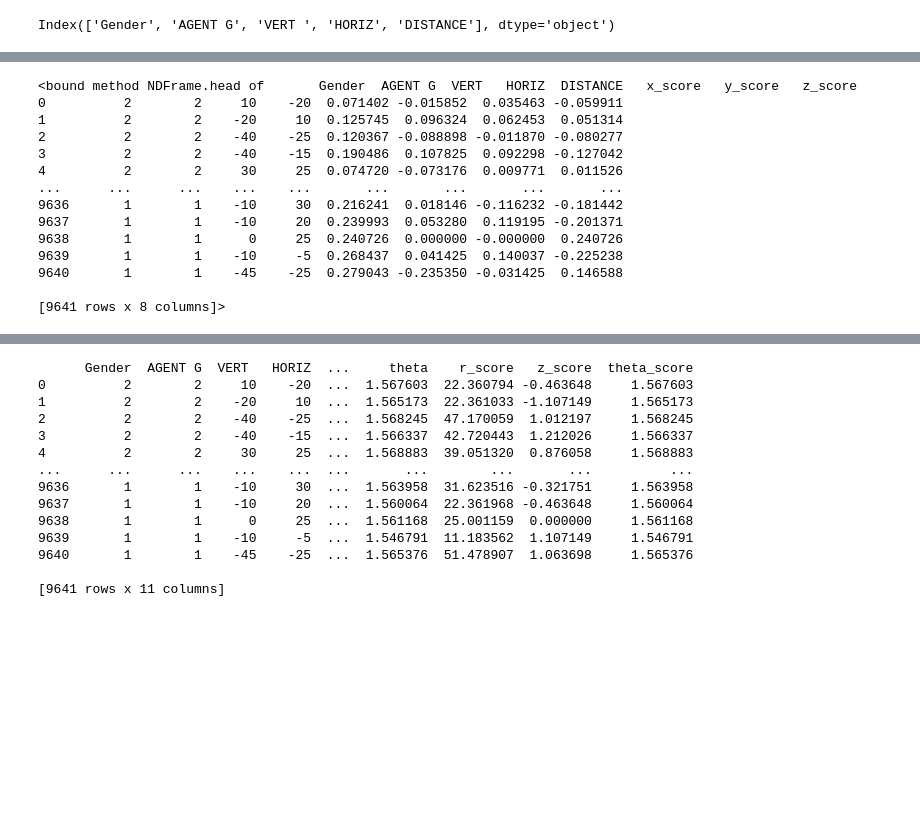
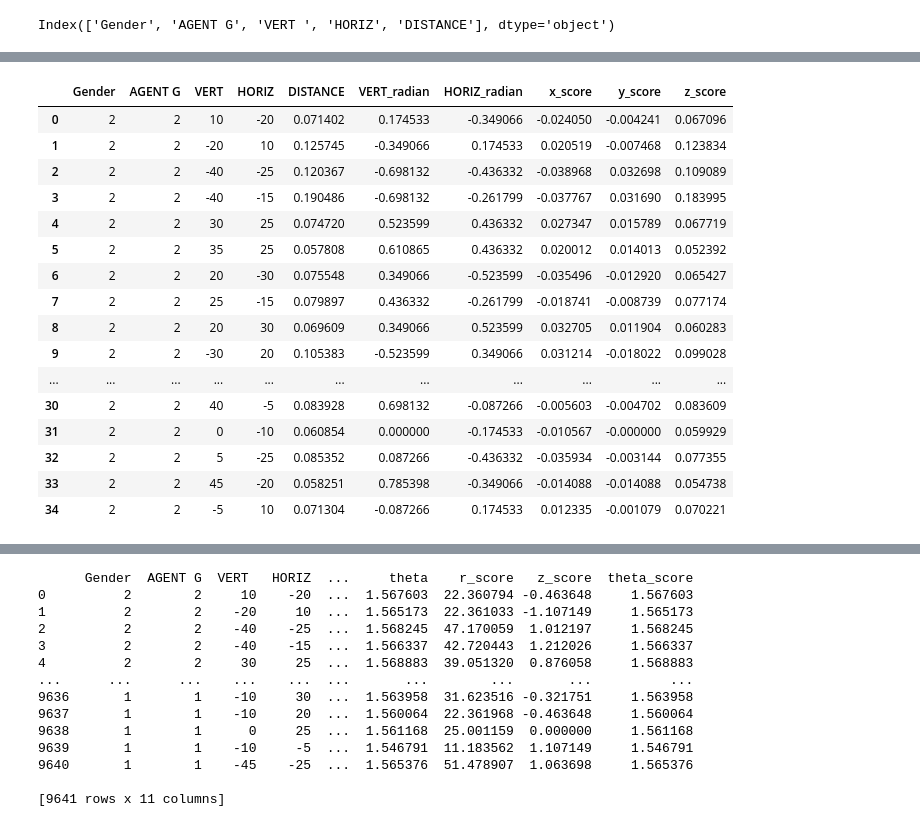
Before and after one commit to Danielaaron1994/Action-effect-learning-analysis, a Jupyter notebook: Untitled0.ipynb, the cells around one changed output, grey strips where cells are left out. Cells and saved outputs as stored; diff of their text form; code cells hidden in the pictures; blank space fills up the shorter version.

```diff
--- a/Untitled0.ipynb
+++ b/Untitled0.ipynb
@@ -22,4 +38,4 @@ def x_calculator(r,theta,phi):
   x = r * np.sin(theta) * np.cos(phi)
   return x
 # %%
-df['x_score'] = x_calculator(df['DISTANCE'], df['VERT '], df['HORIZ'])
+df['x_score'] = x_calculator(df['DISTANCE'], df['VERT_radian'], df['HORIZ_radian'])
@@ -26,32 +52,36 @@ df['x_score'] = x_calculator(df['DISTANCE'], df['VERT '], df['HORIZ'])
 # %%
-def y_calculator(r,theta,phi):
+def y_calculator(r,phi,theta):
   y = r * np.sin(theta) * np.sin(phi)
   return y
 # %%
-df['y_score'] = y_calculator(df['DISTANCE'], df['VERT '], df['HORIZ'])
+df['y_score'] = y_calculator(df['DISTANCE'], df['VERT_radian'], df['HORIZ_radian'])
 # %%
 def z_calculator(r,theta):
   z = r * np.cos(theta)
   return z
 # %%
-df['z_score'] = z_calculator(df['DISTANCE'], df['VERT '])
+df['z_score'] = z_calculator(df['DISTANCE'], df['HORIZ_radian'])
 # %%
-print(df.head)
+df.columns
+df.head(35)
 # %% [output]
-<bound method NDFrame.head of       Gender  AGENT G  VERT   HORIZ  DISTANCE   x_score   y_score   z_score
-0          2        2     10    -20  0.071402 -0.015852  0.035463 -0.059911
-1          2        2    -20     10  0.125745  0.096324  0.062453  0.051314
-2          2        2    -40    -25  0.120367 -0.088898 -0.011870 -0.080277
-3          2        2    -40    -15  0.190486  0.107825  0.092298 -0.127042
-4          2        2     30     25  0.074720 -0.073176  0.009771  0.011526
-...      ...      ...    ...    ...       ...       ...       ...       ...
-9636       1        1    -10     30  0.216241  0.018146 -0.116232 -0.181442
-9637       1        1    -10     20  0.239993  0.053280  0.119195 -0.201371
-9638       1        1      0     25  0.240726  0.000000 -0.000000  0.240726
-9639       1        1    -10     -5  0.268437  0.041425  0.140037 -0.225238
-9640       1        1    -45    -25  0.279043 -0.235350 -0.031425  0.146588
-
-[9641 rows x 8 columns]>
+|  | Gender | AGENT G | VERT | HORIZ | DISTANCE | VERT_radian | HORIZ_radian | x_score | y_score | z_score |
+| 0 | 2 | 2 | 10 | -20 | 0.071402 | 0.174533 | -0.349066 | -0.024050 | -0.004241 | 0.067096 |
+| 1 | 2 | 2 | -20 | 10 | 0.125745 | -0.349066 | 0.174533 | 0.020519 | -0.007468 | 0.123834 |
+| 2 | 2 | 2 | -40 | -25 | 0.120367 | -0.698132 | -0.436332 | -0.038968 | 0.032698 | 0.109089 |
+| 3 | 2 | 2 | -40 | -15 | 0.190486 | -0.698132 | -0.261799 | -0.037767 | 0.031690 | 0.183995 |
+| 4 | 2 | 2 | 30 | 25 | 0.074720 | 0.523599 | 0.436332 | 0.027347 | 0.015789 | 0.067719 |
+| 5 | 2 | 2 | 35 | 25 | 0.057808 | 0.610865 | 0.436332 | 0.020012 | 0.014013 | 0.052392 |
+| 6 | 2 | 2 | 20 | -30 | 0.075548 | 0.349066 | -0.523599 | -0.035496 | -0.012920 | 0.065427 |
+| 7 | 2 | 2 | 25 | -15 | 0.079897 | 0.436332 | -0.261799 | -0.018741 | -0.008739 | 0.077174 |
+| 8 | 2 | 2 | 20 | 30 | 0.069609 | 0.349066 | 0.523599 | 0.032705 | 0.011904 | 0.060283 |
+| 9 | 2 | 2 | -30 | 20 | 0.105383 | -0.523599 | 0.349066 | 0.031214 | -0.018022 | 0.099028 |
+| ... | ... | ... | ... | ... | ... | ... | ... | ... | ... | ... |
+| 30 | 2 | 2 | 40 | -5 | 0.083928 | 0.698132 | -0.087266 | -0.005603 | -0.004702 | 0.083609 |
+| 31 | 2 | 2 | 0 | -10 | 0.060854 | 0.000000 | -0.174533 | -0.010567 | -0.000000 | 0.059929 |
+| 32 | 2 | 2 | 5 | -25 | 0.085352 | 0.087266 | -0.436332 | -0.035934 | -0.003144 | 0.077355 |
+| 33 | 2 | 2 | 45 | -20 | 0.058251 | 0.785398 | -0.349066 | -0.014088 | -0.014088 | 0.054738 |
+| 34 | 2 | 2 | -5 | 10 | 0.071304 | -0.087266 | 0.174533 | 0.012335 | -0.001079 | 0.070221 |
 # %%
 df.to_csv('x_y_z_added_df.csv')
 files.download('x_y_z_added_df.csv')
```
Also changed, not shown: parts of 6 cells of this notebook.
